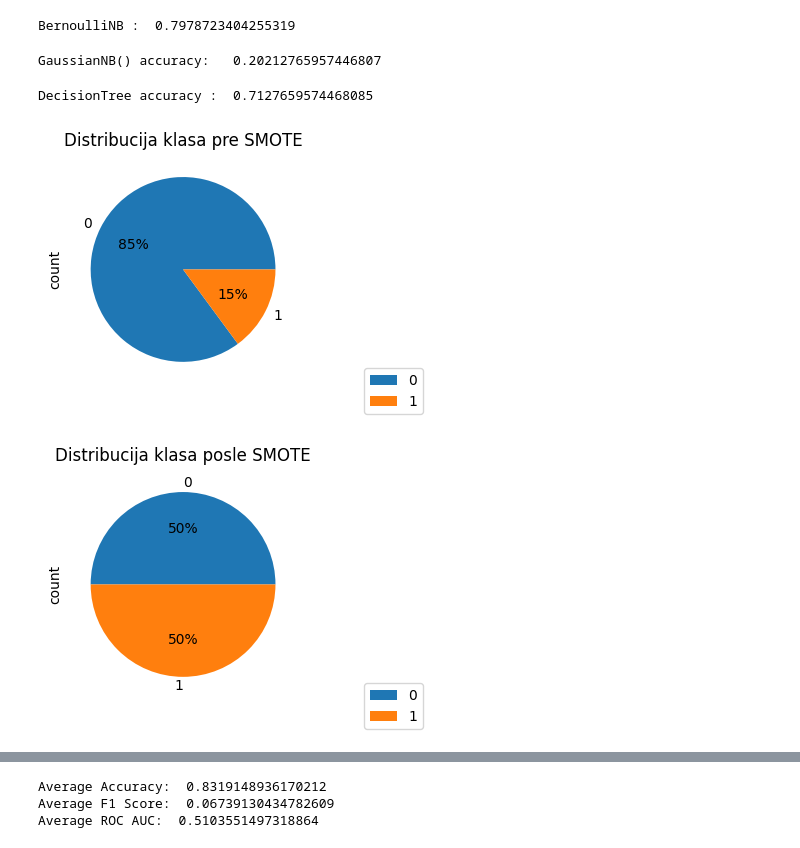
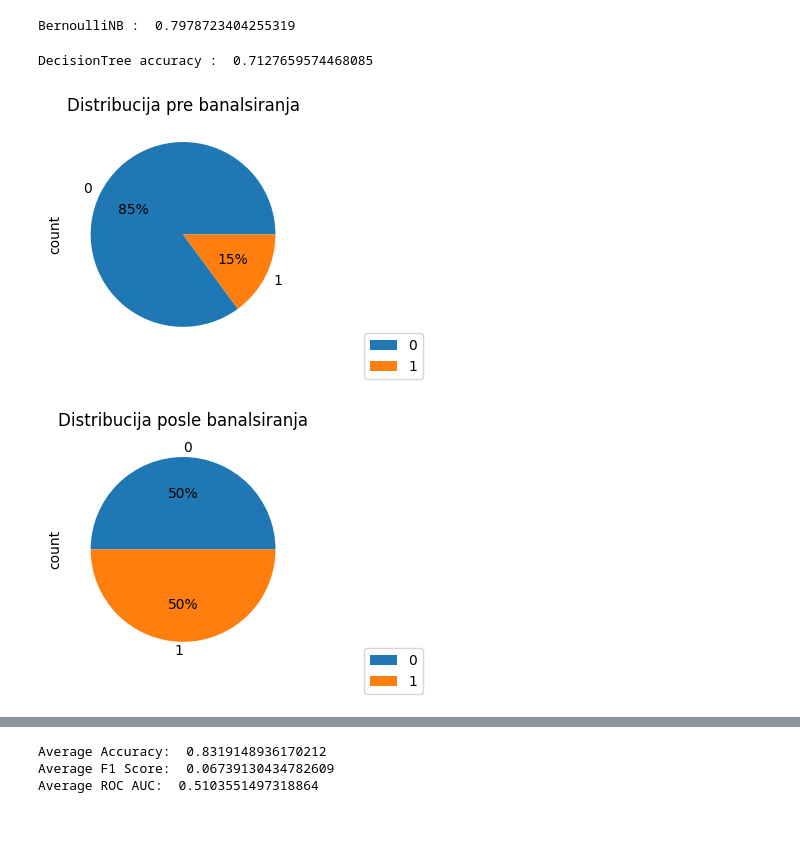
Before and after one commit to milicaj00/ML-P1-Classification, a Jupyter notebook: proba.ipynb, the cells around one changed output, grey strips where cells are left out. Saved outputs shown, nothing was run; the diff lists cells and outputs as text; code cells hidden in the pictures.

```diff
--- a/proba.ipynb
+++ b/proba.ipynb
@@ -396,20 +375,6 @@ print("BernoulliNB : ",accuracy_score(target_test, model, normalize = True))
 results['BernoulliNB']['basic'] = accuracy_score(target_test, model, normalize = True)
 # %% [output]
 BernoulliNB :  0.7978723404255319
-# %%
-
-# Inicijalizacija i treniranje modela
-gnb_classifer = GaussianNB()
-gnb_classifer.fit(data_train, target_train)
-
-# Predikcija na test skupu
-pred = gnb_classifer.predict(data_test)
-
-# Evaluacija performansi modela
-print("GaussianNB() accuracy:  ", (accuracy_score(target_test, pred, normalize = True)))
-results['GaussianNB']['basic'] = accuracy_score(target_test, pred, normalize = True)
-# %% [output]
-GaussianNB() accuracy:   0.20212765957446807
 # %%
 from sklearn.tree import DecisionTreeClassifier
 
@@ -425,31 +390,31 @@ DecisionTree accuracy :  0.7127659574468085
 # %%
 from imblearn.over_sampling import SMOTE
 
 data_pre_smote = pd.DataFrame({'Class': target})
 class_counts_pre_smote = data_pre_smote['Class'].value_counts()
 
 pyplot.figure(figsize=(5, 3))
 pie_pre_smote = class_counts_pre_smote.plot(kind='pie', autopct='%1.0f%%')
 pie_pre_smote.figure.set_size_inches(5, 3)
 pie_pre_smote.figure.legend(loc='lower right')
-pyplot.title("Distribucija klasa pre SMOTE")
+pyplot.title("Distribucija pre banalsiranja")
 pyplot.show()
 
 sm = SMOTE(random_state=2)
 data_features_res, target_res = sm.fit_resample(data_features, target)
 
 data_post_smote = pd.DataFrame({'Class': target_res})
 class_counts_post_smote = data_post_smote['Class'].value_counts()
 
 pyplot.figure(figsize=(5, 3))
 pie_post_smote = class_counts_post_smote.plot(kind='pie', autopct='%1.0f%%')
 pie_post_smote.figure.set_size_inches(5, 3)
 pie_post_smote.figure.legend(loc='lower right')
-pyplot.title("Distribucija klasa posle SMOTE")
+pyplot.title("Distribucija posle banalsiranja")
 pyplot.show()
 # %% [output]
-[figure, old version]
+[figure, new version]
-[figure, old version]
+[figure, new version]
 # %%
 
 data_train, data_test, target_train, target_test = train_test_split(data_features_res, target_res, test_size=0.2, random_state=10)
```
Also changed, not shown: parts of 17 cells of this notebook.
